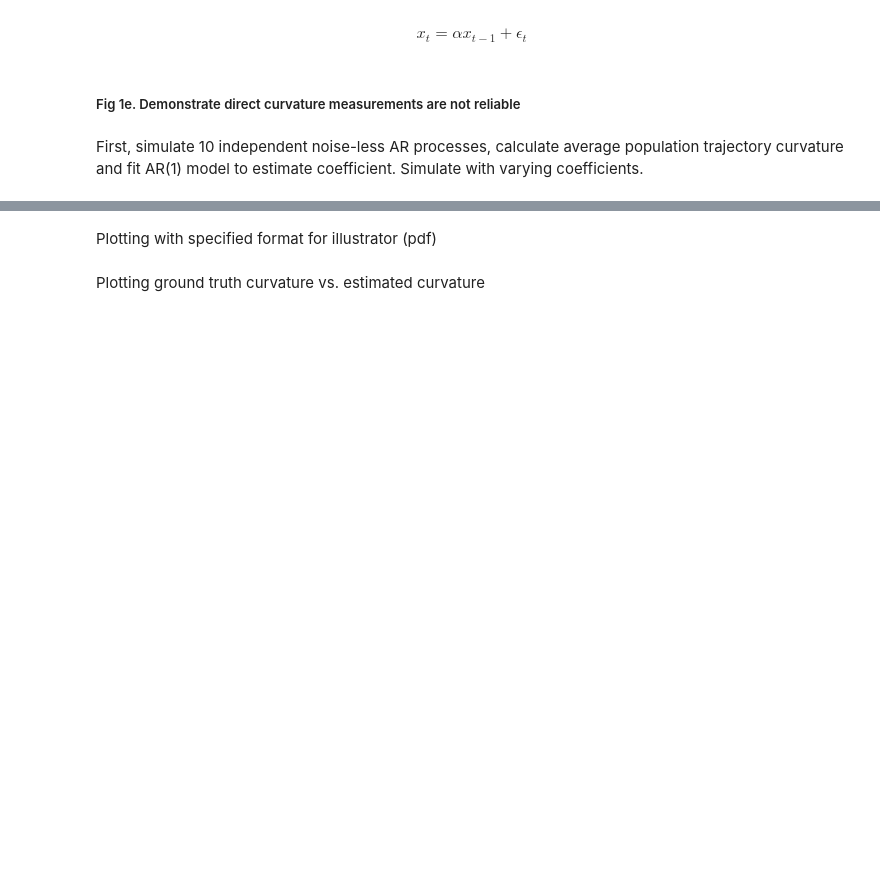
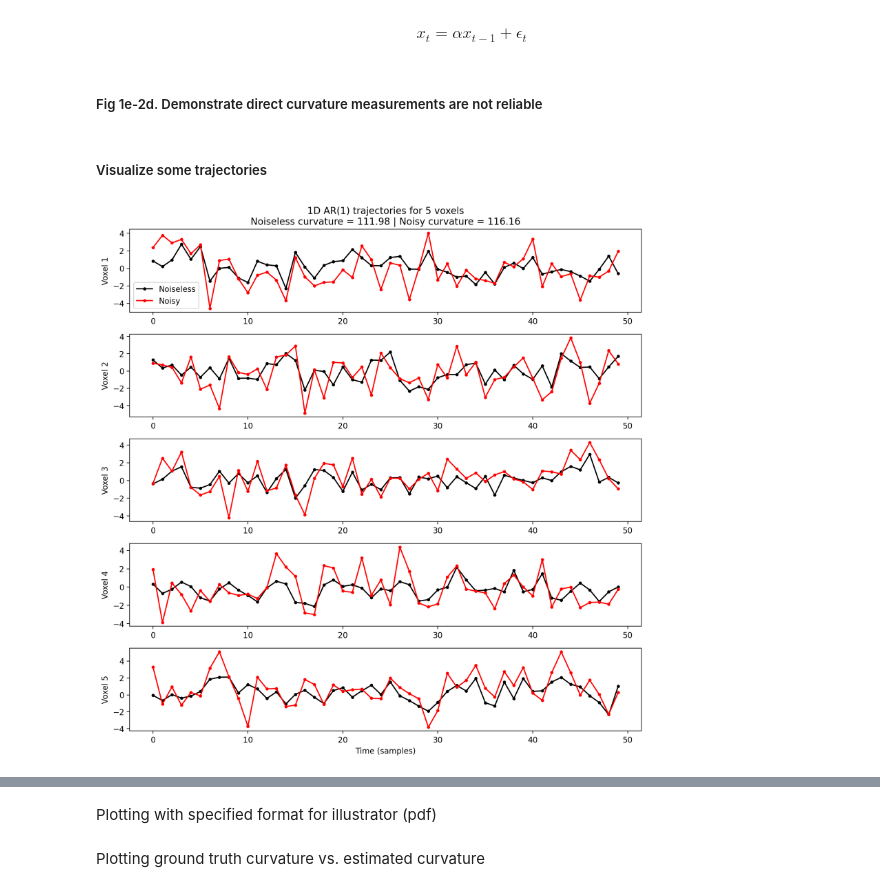
Before and after one commit to jiamingxu1/language-straightening, a Jupyter notebook: scripts/AR-curv.ipynb, the cells around one changed output, grey strips where cells are left out. Cells and saved outputs as stored; diff of their text form; code cells hidden in the pictures; blank space fills up the shorter version.

```diff
--- a/scripts/AR-curv.ipynb
+++ b/scripts/AR-curv.ipynb
@@ -475,6 +295,4 @@ plt.close()
 # %% [markdown]
 $$ x_t = \alpha x_{t-1} + \epsilon_t$$
 # %% [markdown]
-##### Fig 1e. Demonstrate direct curvature measurements are not reliable
+##### Fig 1e-2d. Demonstrate direct curvature measurements are not reliable
-# %% [markdown]
-First, simulate 10 independent noise-less AR processes, calculate average population trajectory curvature and fit AR(1) model to estimate coefficient. Simulate with varying coefficients.
@@ -597,3 +389,50 @@ for boot in range(nBoots):
         noiseless_est_curv[boot, a] = avg_pop_curvature(avg_noiseless_ts)
         noisy_est_curv[boot, a] = avg_pop_curvature(avg_noisy_ts)
         high_noisy_est_curv[boot, a] = avg_pop_curvature(avg_high_noisy_ts)
+# %% [markdown]
+##### Visualize some trajectories
+# %%
+# 1D
+noiseless_data = noiseless_timeseries[0, 1]      # shape: (nBoots, len(ar_coeffs), n_voxs, nT)
+noisy_data     = noisy_timeseries[0, 1, 0]       # shape: (nBoots, len(ar_coeffs), nRuns, n_voxs, nT)
+
+noiseless_curv = avg_pop_curvature(noiseless_data)
+noisy_curv     = avg_pop_curvature(noisy_data)
+
+# number of voxels to plot
+n_vox_to_plot = 5
+
+# number of timepoints
+T = 50
+
+t = np.arange(T)
+
+plt.figure(figsize=(10, 10))
+
+for i in range(n_vox_to_plot):
+
+    nl = noiseless_data[i, :T]
+    nz = noisy_data[i, :T]
+
+    ax = plt.subplot(n_vox_to_plot, 1, i + 1)
+
+    ax.plot(t, nl, '-o', color='black', markersize=3, label='Noiseless')
+    ax.plot(t, nz, '-o', color='red', markersize=3, label='Noisy')
+
+    ax.set_ylabel(f"Voxel {i+1}")
+
+    if i == 0:
+        ax.set_title(f"1D AR(1) trajectories for 5 voxels\n"
+                     f"Noiseless curvature = {noiseless_curv:.2f} | "
+                     f"Noisy curvature = {noisy_curv:.2f}")
+
+    if i == n_vox_to_plot - 1:
+        ax.set_xlabel("Time (samples)")
+
+    if i == 0:
+        ax.legend()
+
+plt.tight_layout()
+plt.show()
+# %% [output]
+[figure, added]
```
Also changed, not shown: parts of 26 cells of this notebook, 39 other files.
